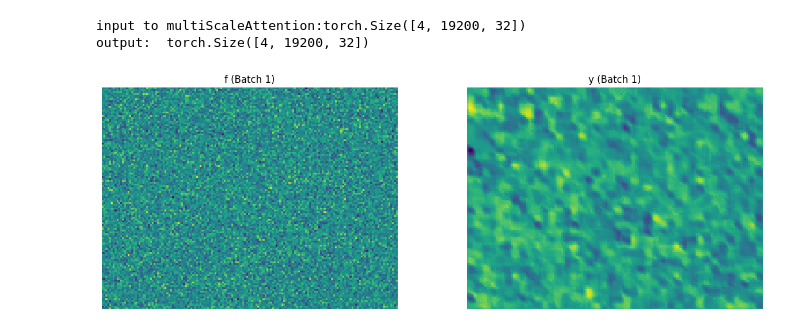
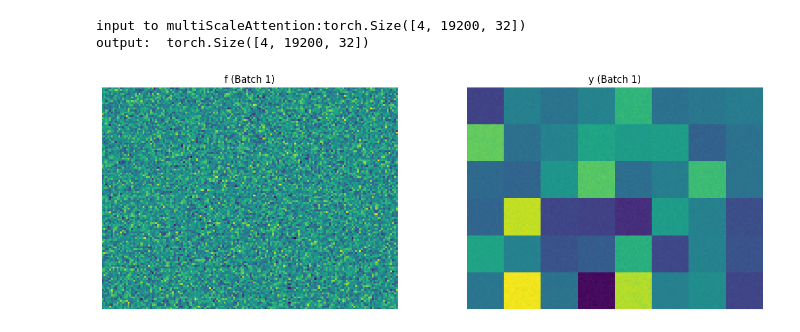
Before and after one commit to mahfuzalhasan/local-attention-model, a Jupyter notebook: models/encoders/test_attention_vis.ipynb, the cells around one changed output. Saved outputs shown, nothing was run; the diff lists cells and outputs as text; code cells hidden in the pictures.

```diff
--- a/models/encoders/test_attention_vis.ipynb
+++ b/models/encoders/test_attention_vis.ipynb
@@ -35,24 +35,24 @@ def plot_batch_images(batch_index, f, y):
 # %%
 B = 4
 C = 3
-H = 480
-W = 640
+H = 120
+W = 160
 device = 'cpu'
-ms_attention = MultiScaleAttention(32, num_heads=4, sr_ratio=8, local_region_shape=[2,4])
+ms_attention = MultiScaleAttention(32, num_heads=4, sr_ratio=8, local_region_shape=[20])
 ms_attention = ms_attention.to(device)
 # ms_attention = nn.DataParallel(ms_attention, device_ids = [0,1])
 # ms_attention.to(f'cuda:{ms_attention.device_ids[0]}', non_blocking=True)
 
 f = torch.randn(B, 19200, 32).to(device)
 print(f'input to multiScaleAttention:{f.shape}')
 y = ms_attention(f, 120, 160)
 print('output: ',y.shape)
 
 plot_batch_images(1, f, y)
 # %% [output]
 input to multiScaleAttention:torch.Size([4, 19200, 32])
 output:  torch.Size([4, 19200, 32])
-[figure, old version]
+[figure, new version]
 # %%
 def plot_images_in_row(x_s, x_l, y):
     # Take the mean across channels for each image
```
Also changed, not shown: parts of 1 cell of this notebook, 1 other file.
